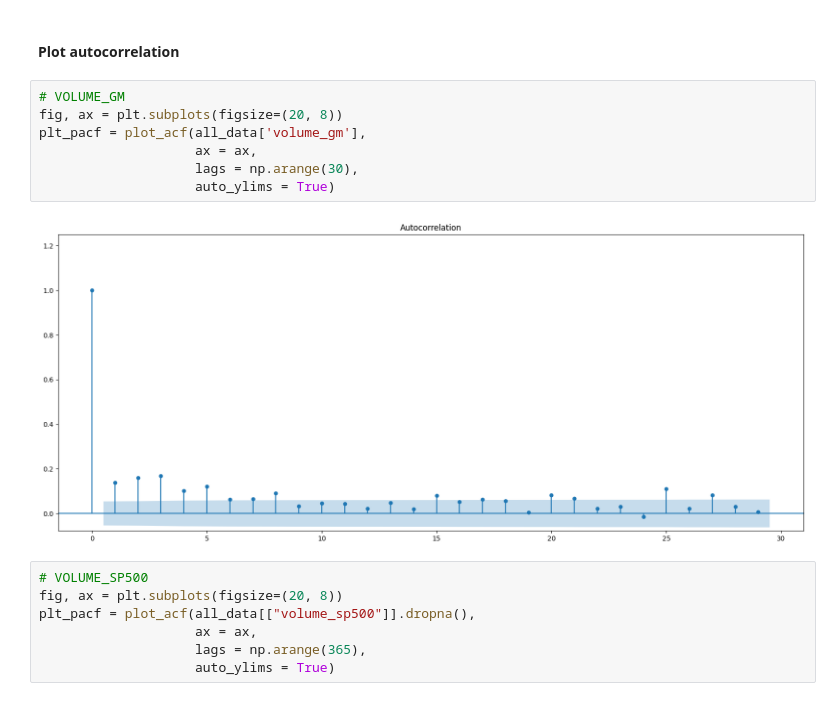
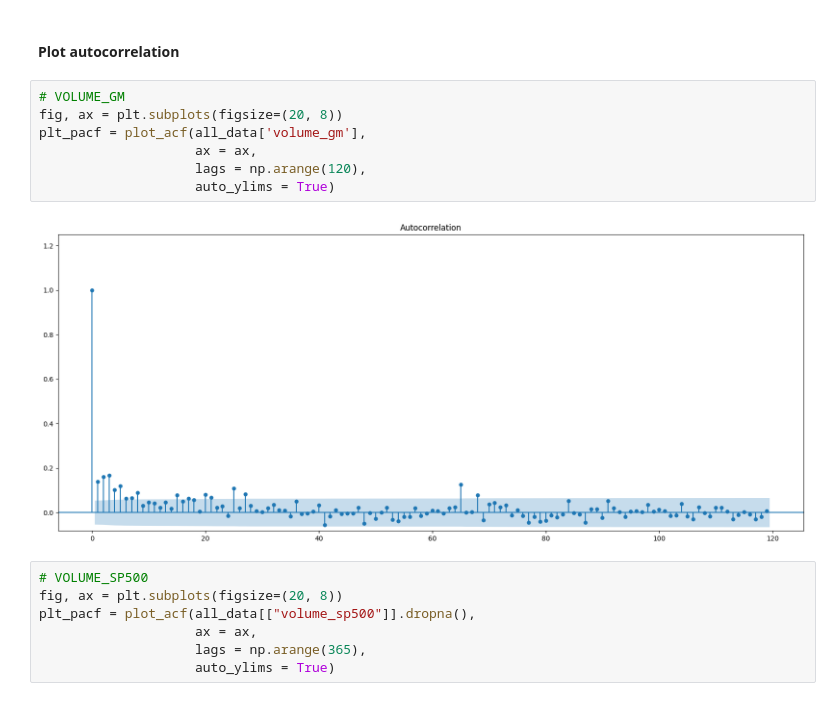
Before and after one commit to p4treina/trade_volume_prediction, a Jupyter notebook: notebooks/EDA.ipynb, the cells around one changed output. Saved outputs shown, nothing was run; the diff lists cells and outputs as text.

```diff
--- a/notebooks/EDA.ipynb
+++ b/notebooks/EDA.ipynb
@@ -158,12 +158,12 @@ sns.pairplot(all_data)
 # %%
 # VOLUME_GM
 fig, ax = plt.subplots(figsize=(20, 8))
 plt_pacf = plot_acf(all_data['volume_gm'],
                     ax = ax,
-                    lags = np.arange(30),
+                    lags = np.arange(120),
                     auto_ylims = True)
 # %% [output]
-[figure, old version]
+[figure, new version]
 # %%
 # VOLUME_SP500
 fig, ax = plt.subplots(figsize=(20, 8))
```
Also changed, not shown: parts of 2 cells of this notebook, 1 other file.
